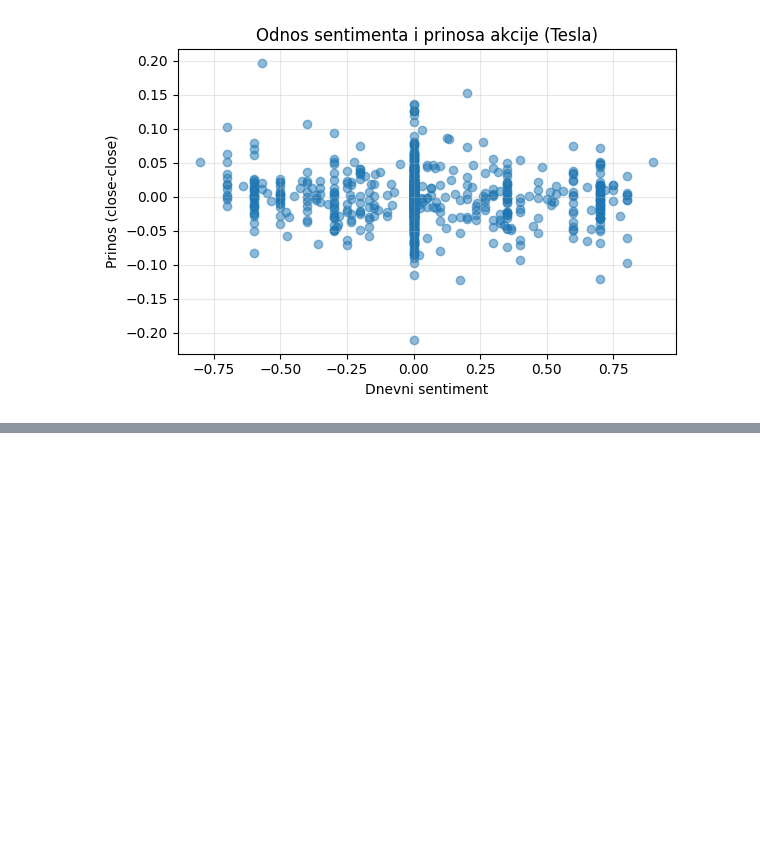
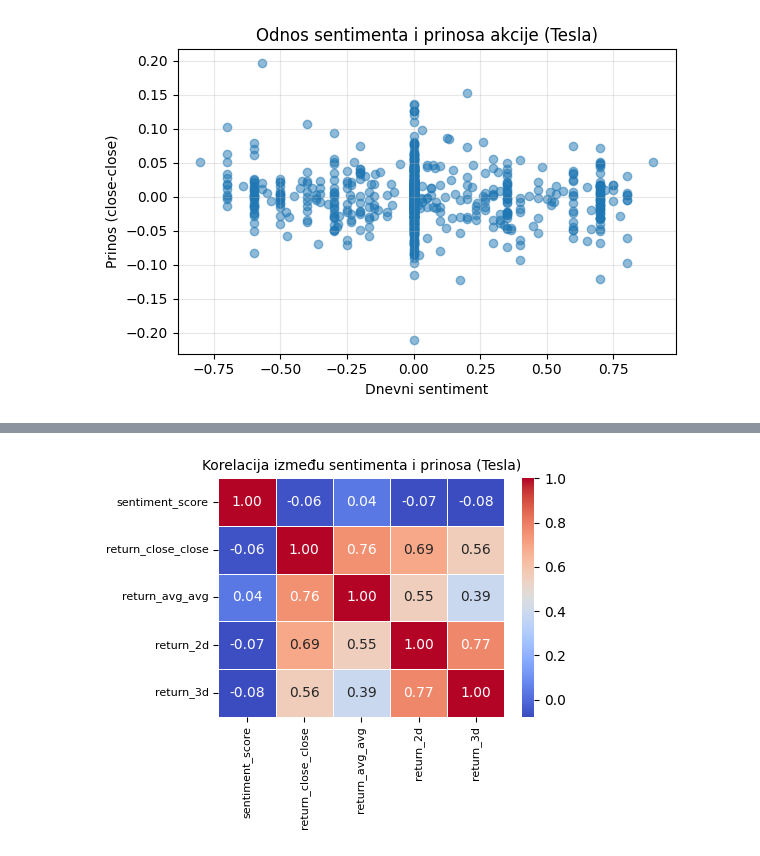
Before and after one commit to aleksandrabegovic/apple_sentiment_analiza, a Jupyter notebook: SentimentTesla.ipynb, the cells around one changed output, grey strips where cells are left out. Saved outputs shown, nothing was run; the diff lists cells and outputs as text; code cells hidden in the pictures; blank space fills up the shorter version.

```diff
--- a/SentimentTesla.ipynb
+++ b/SentimentTesla.ipynb
@@ -827,0 +898,12 @@ plt.show()
+# %%
+tsla_final = tsla_merged.copy()
+
+tsla_final["sentiment"] = tsla_tagged["sentiment"].values
+tsla_final["sentiment_score"] = tsla_tagged["sentiment_score"].values
+tsla_final["topic"] = tsla_tagged["topic"].values
+tsla_final["sentiment_num"] = tsla_tagged["sentiment_num"].values
+# %%
+tsla_final["return_prof_3d"] = (
+    abs(tsla_final["max_high_3d"] - tsla_final["close_t"]) -
+    abs(tsla_final["min_low_3d"] - tsla_final["close_t"])
+) / tsla_final["close_t"]
@@ -827,0 +955,10 @@ plt.show()
+# %%
+corr = tsla_final[[
+    "sentiment_score",
+    "return_close_close",
+    "return_avg_avg",
+    "return_2d",
+    "return_3d"
+]].corr()
+
+print(corr)
@@ -827,0 +979,25 @@ plt.show()
+# %%
+import matplotlib.pyplot as plt
+import seaborn as sns
+
+plt.figure(figsize=(5,4))
+
+sns.heatmap(
+    corr,
+    annot=True,
+    fmt=".2f",
+    cmap="coolwarm",
+    linewidths=0.5
+)
+
+plt.title("Korelacija između sentimenta i prinosa (Tesla)", fontsize=10)
+plt.xticks(fontsize=8)
+plt.yticks(fontsize=8)
+
+plt.tight_layout()
+
+
+
+plt.show()
+# %% [output]
+[figure, added]
```
Also changed, not shown: parts of 14 cells of this notebook.
